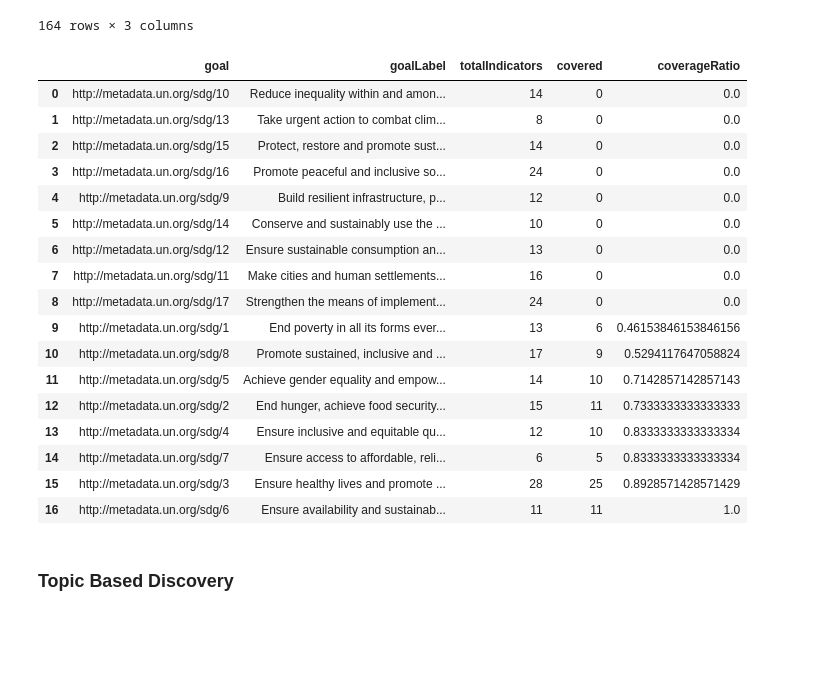
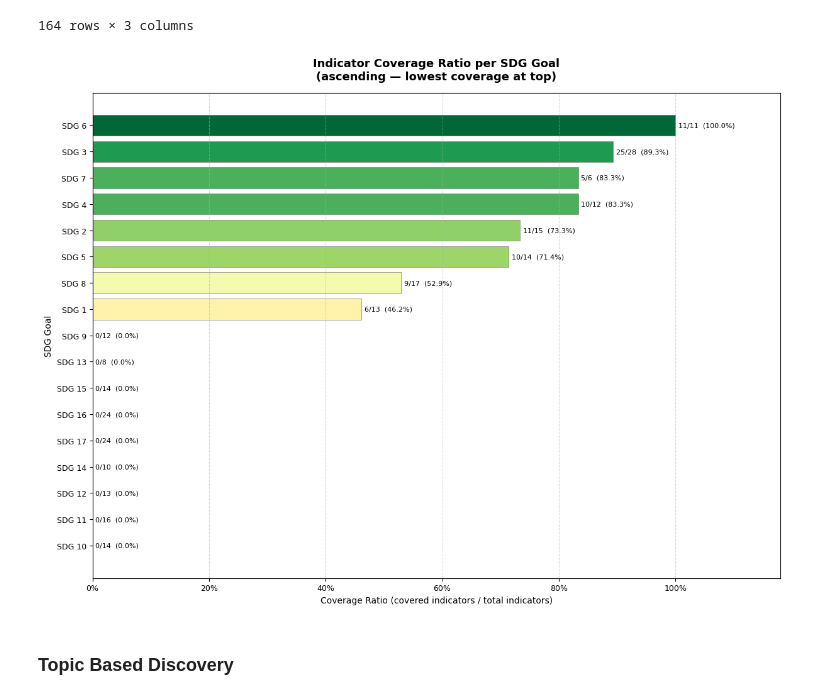
Before and after one commit to alexanderleonidas/SciGraph4UNSDG, a Jupyter notebook: sparql_queries.ipynb, the cells around one changed output. Cells and saved outputs as stored; diff of their text form; code cells hidden in the pictures; blank space fills up the shorter version.

```diff
--- a/sparql_queries.ipynb
+++ b/sparql_queries.ipynb
@@ -288,52 +302,78 @@ pd.DataFrame(result.bindings)
 result = g.query(prefixes + """
 SELECT ?goal ?goalLabel
        ?totalIndicators
        (COALESCE(?coveredIndicators, 0) AS ?covered)
        (xsd:double(COALESCE(?coveredIndicators, 0)) / xsd:double(?totalIndicators) AS ?coverageRatio)
 WHERE {
     {
         SELECT ?goal (COUNT(DISTINCT ?indicator) AS ?totalIndicators)
         WHERE {
             ?goal      a             sdgo:Goal ;
                        sdgo:hasTarget    ?target .
             ?target    sdgo:hasIndicator ?indicator .
         }
         GROUP BY ?goal
     }
     OPTIONAL {
         SELECT ?goal (COUNT(DISTINCT ?indicator) AS ?coveredIndicators)
         WHERE {
             ?work  scitax:addressesIndicator ?indicator .
             ?indicator sdgo:isIndicatorOf ?target .
             ?target    sdgo:isTargetOf    ?goal .
         }
         GROUP BY ?goal
     }
     ?goal skos:prefLabel ?goalLabel .
     FILTER(LANG(?goalLabel) = "en")
 }
 ORDER BY ASC(?coverageRatio)
 """)
-pd.DataFrame(result.bindings)
+
+df_cov = pd.DataFrame(result.bindings)
+df_cov.columns = ["goal", "goalLabel", "totalIndicators", "covered", "coverageRatio"]
+df_cov["totalIndicators"] = df_cov["totalIndicators"].astype(int)
+df_cov["covered"]         = df_cov["covered"].astype(int)
+df_cov["coverageRatio"]   = df_cov["coverageRatio"].astype(float)
+
+# Short SDG label from URI e.g. ".../sdg/3" → "SDG 3"
+df_cov["goalShort"] = df_cov["goal"].astype(str).str.extract(r'/sdg/(\d+)$')[0].apply(lambda x: f"SDG {x}")
+
+# Sort ascending (lowest coverage at top)
+df_cov = df_cov.sort_values("coverageRatio", ascending=True).reset_index(drop=True)
+
+# --- Plot ---
+plt.style.use("default")
+fig, ax = plt.subplots(figsize=(12, 9))
+fig.patch.set_facecolor("white")
+ax.set_facecolor("white")
+
+colors = plt.cm.RdYlGn(df_cov["coverageRatio"].values)  # colour mapped to actual ratio
+
+bars = ax.barh(df_cov["goalShort"], df_cov["coverageRatio"], color=colors, edgecolor="grey", linewidth=0.5)
+
+# Annotate each bar: "covered / total (xx.x%)"
+for bar, covered, total, ratio in zip(bars, df_cov["covered"], df_cov["totalIndicators"], df_cov["coverageRatio"]):
+    ax.text(
+        bar.get_width() + 0.005,
+        bar.get_y() + bar.get_height() / 2,
+        f"{covered}/{total}  ({ratio * 100:.1f}%)",
+        va="center", ha="left", fontsize=8
+    )
+
+ax.set_xlim(0, 1.18)
+ax.xaxis.set_major_formatter(mticker.PercentFormatter(xmax=1.0))
+ax.set_title("Indicator Coverage Ratio per SDG Goal\n(ascending — lowest coverage at top)",
+             fontsize=13, fontweight="bold", pad=15)
+ax.set_xlabel("Coverage Ratio (covered indicators / total indicators)", fontsize=10)
+ax.set_ylabel("SDG Goal", fontsize=10)
+ax.grid(axis="x", linestyle="--", alpha=0.5)
+ax.tick_params(axis="both", labelsize=9)
+
+plt.tight_layout()
+plt.savefig("indicator_coverage_ratio.png", dpi=150, bbox_inches="tight", facecolor="white")
+plt.show()
 # %% [output]
-|  | goal | goalLabel | totalIndicators | covered | coverageRatio |
-| 0 | http://metadata.un.org/sdg/10 | Reduce inequality within and amon... | 14 | 0 | 0.0 |
-| 1 | http://metadata.un.org/sdg/13 | Take urgent action to combat clim... | 8 | 0 | 0.0 |
-| 2 | http://metadata.un.org/sdg/15 | Protect, restore and promote sust... | 14 | 0 | 0.0 |
-| 3 | http://metadata.un.org/sdg/16 | Promote peaceful and inclusive so... | 24 | 0 | 0.0 |
-| 4 | http://metadata.un.org/sdg/9 | Build resilient infrastructure, p... | 12 | 0 | 0.0 |
-| 5 | http://metadata.un.org/sdg/14 | Conserve and sustainably use the ... | 10 | 0 | 0.0 |
-| 6 | http://metadata.un.org/sdg/12 | Ensure sustainable consumption an... | 13 | 0 | 0.0 |
-| 7 | http://metadata.un.org/sdg/11 | Make cities and human settlements... | 16 | 0 | 0.0 |
-| 8 | http://metadata.un.org/sdg/17 | Strengthen the means of implement... | 24 | 0 | 0.0 |
-| 9 | http://metadata.un.org/sdg/1 | End poverty in all its forms ever... | 13 | 6 | 0.46153846153846156 |
-| 10 | http://metadata.un.org/sdg/8 | Promote sustained, inclusive and ... | 17 | 9 | 0.5294117647058824 |
-| 11 | http://metadata.un.org/sdg/5 | Achieve gender equality and empow... | 14 | 10 | 0.7142857142857143 |
-| 12 | http://metadata.un.org/sdg/2 | End hunger, achieve food security... | 15 | 11 | 0.7333333333333333 |
-| 13 | http://metadata.un.org/sdg/4 | Ensure inclusive and equitable qu... | 12 | 10 | 0.8333333333333334 |
-| 14 | http://metadata.un.org/sdg/7 | Ensure access to affordable, reli... | 6 | 5 | 0.8333333333333334 |
-| 15 | http://metadata.un.org/sdg/3 | Ensure healthy lives and promote ... | 28 | 25 | 0.8928571428571429 |
-| 16 | http://metadata.un.org/sdg/6 | Ensure availability and sustainab... | 11 | 11 | 1.0 |
+[figure, added]
 # %% [markdown]
 ### Topic Based Discovery
 # %%
```
Also changed, not shown: parts of 7 cells of this notebook, 5 other files.
